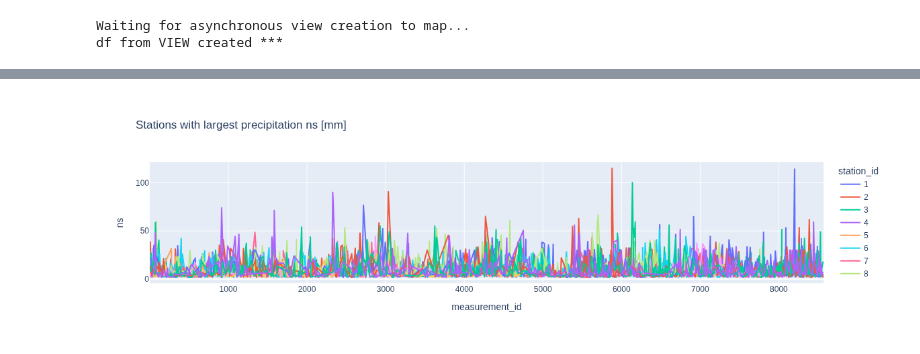
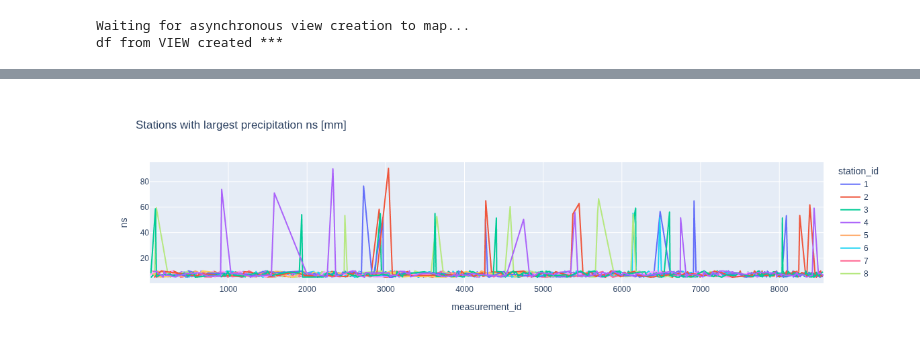
Before and after one commit to fambrogi/DataStewardshipSS2026, a Jupyter notebook: notebooks/T2_5-DBRepoLoadView.ipynb, the cells around one changed output, grey strips where cells are left out. Cells and saved outputs as stored; diff of their text form; code cells hidden in the pictures.

```diff
--- a/notebooks/T2_5-DBRepoLoadView.ipynb
+++ b/notebooks/T2_5-DBRepoLoadView.ipynb
@@ -59 +81,4 @@ import os, sys
+# %%
+USERNAME = 'rashidulaminsaad'
+PASSWORD = 'Spoonmanechamush%%%54'
 # %%
@@ -370,7 +379,7 @@ fig.show()
 # %%
 TABLE_NAME = 'precipitation_measurements'
 
-## View for stations with the highest precipitation recorded
+## View for stations with the largest precipitation recorded
 view_query = QueryDefinition(
     datasources=[TABLE_NAME],
 
@@ -385,7 +394,7 @@ view_query = QueryDefinition(
             type=FilterType.WHERE,
             column=f"{TABLE_NAME}.ns",
             operator=">",
-            value="100",
+            value='5',
         )
     ],
     orders=[
@@ -406,6 +415,5 @@ view = client.create_view(
 
 print("Created view id:", view.id)
 print("Created view name:", view.name)
-
 VIEW_ID = view.id
 # %% [output]
@@ -450,20 +454,19 @@ len(stations_high_precipitation)
 # %%
 # Formatting DataFrame
 stations_high_precipitation = df_view
 stations_high_precipitation['measurement_id'] = stations_high_precipitation['measurement_id'].astype('int').values
 stations_high_precipitation['ns'] = stations_high_precipitation['ns'].astype('float').values
 stations_high_precipitation['station_id'] = stations_high_precipitation['station_id'].astype('int').values
-stations_high_precipitation = stations_high_precipitation.sort_values(by=['measurement_id'])
 stations_high_precipitation = stations_high_precipitation.sort_values(by=['station_id','measurement_id'])
 
 import plotly.express as px
 
 fig = px.line(stations_high_precipitation,
                  x="measurement_id",
                  y="ns",
                  color="station_id",
                  title="Stations with largest precipitation ns [mm] ")
 
 fig.show()
 # %% [output]
-[figure, old version]
+[figure, new version]
```
Also changed, not shown: parts of 42 cells of this notebook.
